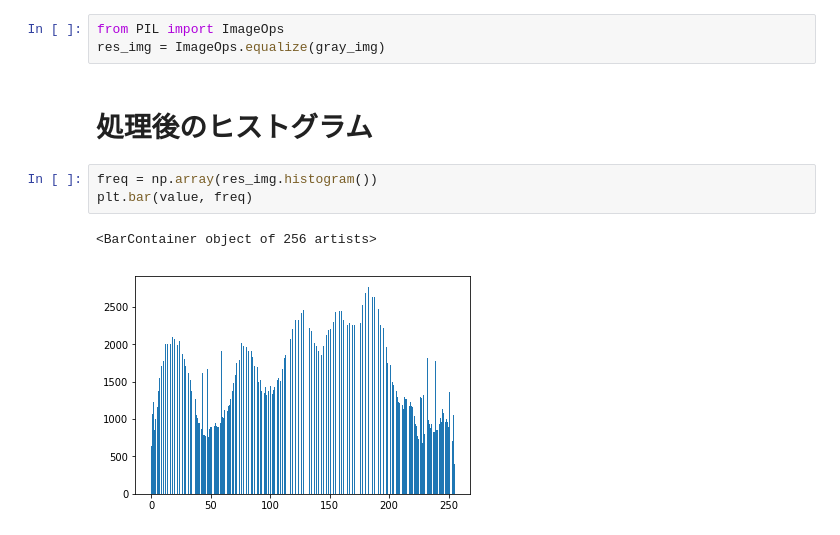
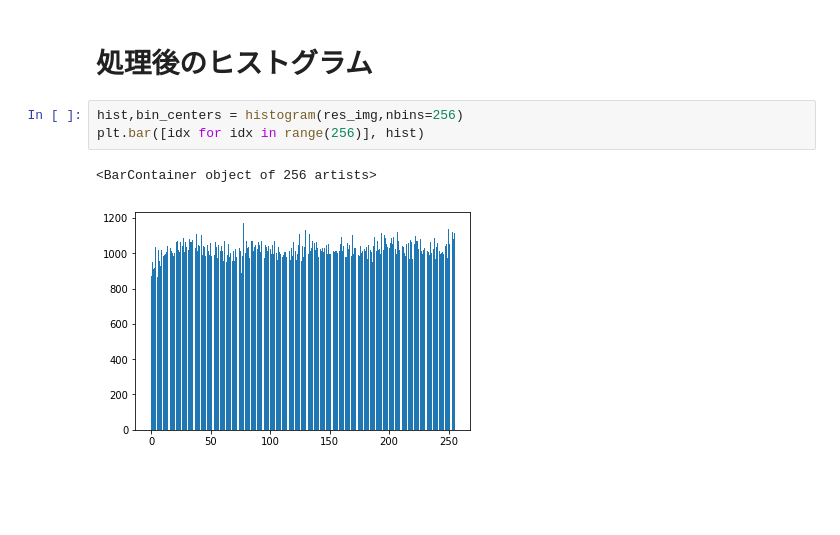
Before and after one commit to msiplab/VieWork, a Jupyter notebook: vie_sec4_histeq.ipynb, the cells around one changed output. Saved outputs shown, nothing was run; the diff lists cells and outputs as text; blank space fills up the shorter version.

```diff
--- a/vie_sec4_histeq.ipynb
+++ b/vie_sec4_histeq.ipynb
@@ -86,14 +88,11 @@ plt.axis('off')
 # %% [output]
 (-0.5, 511.5, 511.5, -0.5)
 [figure]
-# %%
-from PIL import ImageOps
-res_img = ImageOps.equalize(gray_img)
 # %% [markdown]
 # 処理後のヒストグラム
-# %%
-freq = np.array(res_img.histogram())
-plt.bar(value, freq)
-# %% [output]
-<BarContainer object of 256 artists>
-[figure, removed]
+# %%
+hist,bin_centers = histogram(res_img,nbins=256)
+plt.bar([idx for idx in range(256)], hist)
+# %% [output]
+<BarContainer object of 256 artists>
+[figure, added]
```
Also changed, not shown: parts of 10 cells of this notebook.
